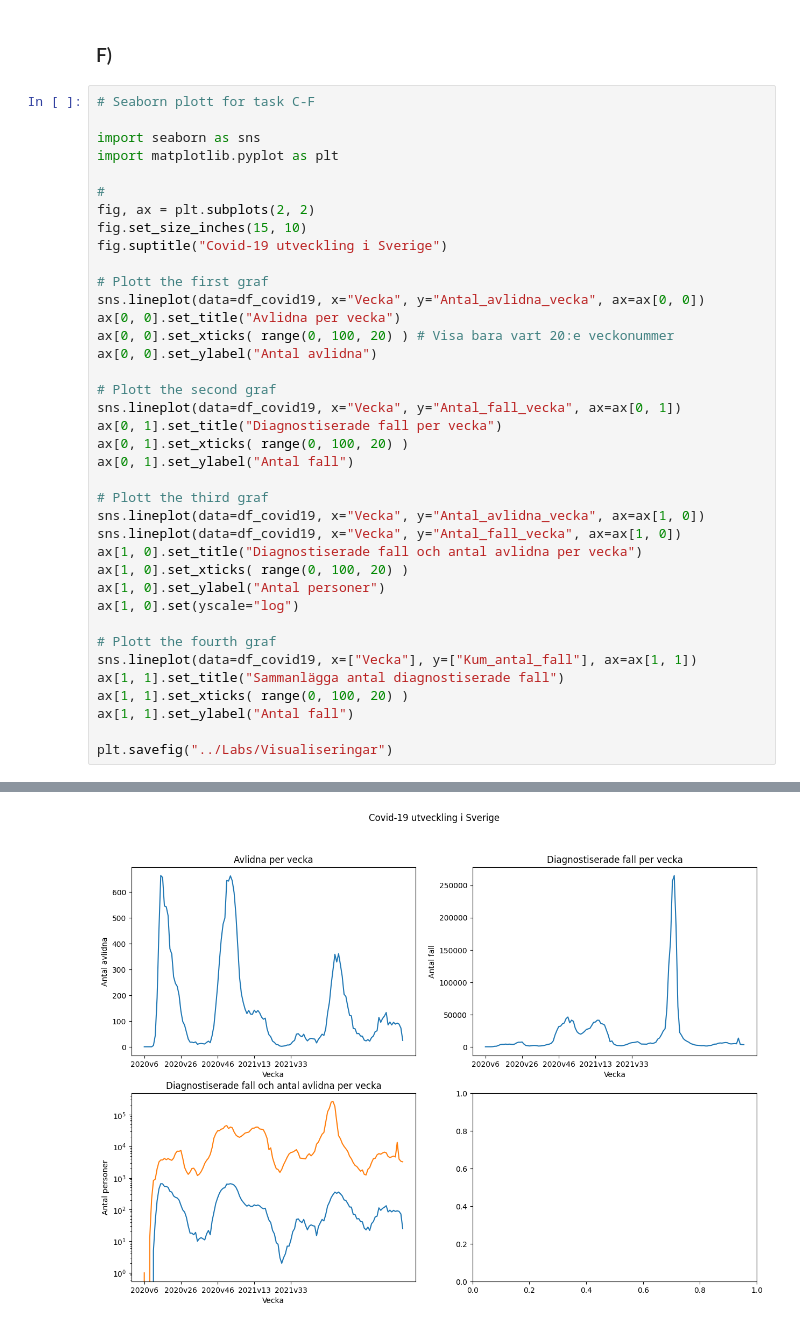
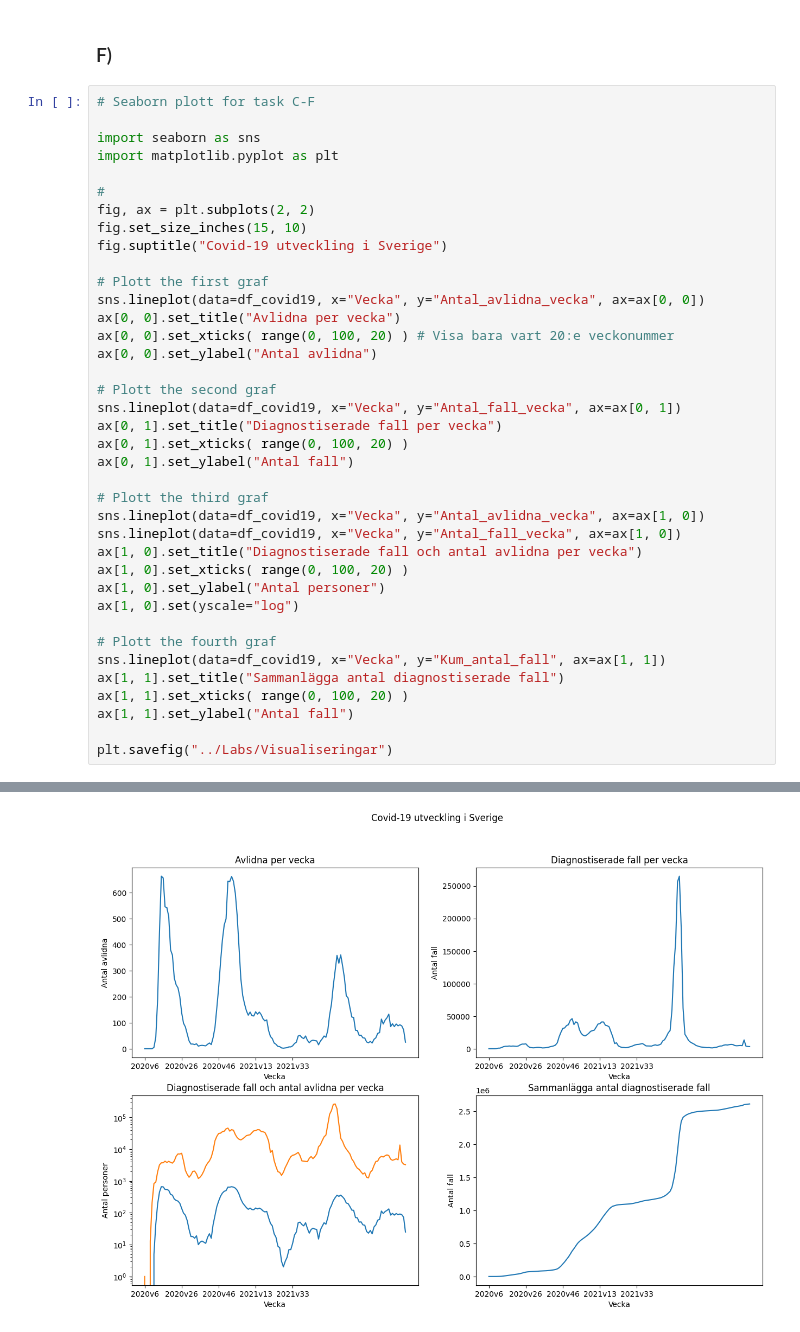
Before and after one commit to BogrenWilliam/Databehandling-William-Bogren, a Jupyter notebook: Labs/Lab1-covid19.ipynb, the cells around one changed output, grey strips where cells are left out. Drawn from its saved outputs; the diff is of its cells as text.

Commit message:
graph error fixed

```diff
--- a/Labs/Lab1-covid19.ipynb
+++ b/Labs/Lab1-covid19.ipynb
@@ -134,7 +134,7 @@ ax[1, 0].set_ylabel("Antal personer")
 ax[1, 0].set(yscale="log")
 
 # Plott the fourth graf
-sns.lineplot(data=df_covid19, x=["Vecka"], y=["Kum_antal_fall"], ax=ax[1, 1])
+sns.lineplot(data=df_covid19, x="Vecka", y="Kum_antal_fall", ax=ax[1, 1])
 ax[1, 1].set_title("Sammanlägga antal diagnostiserade fall")
 ax[1, 1].set_xticks( range(0, 100, 20) )
 ax[1, 1].set_ylabel("Antal fall")
@@ -145 +144 @@ ValueError: Length of list vectors must match length of `data` when both are use
-[figure, old version]
+[figure, new version]
```
Also changed, not shown: parts of 2 cells of this notebook, 1 other file.
